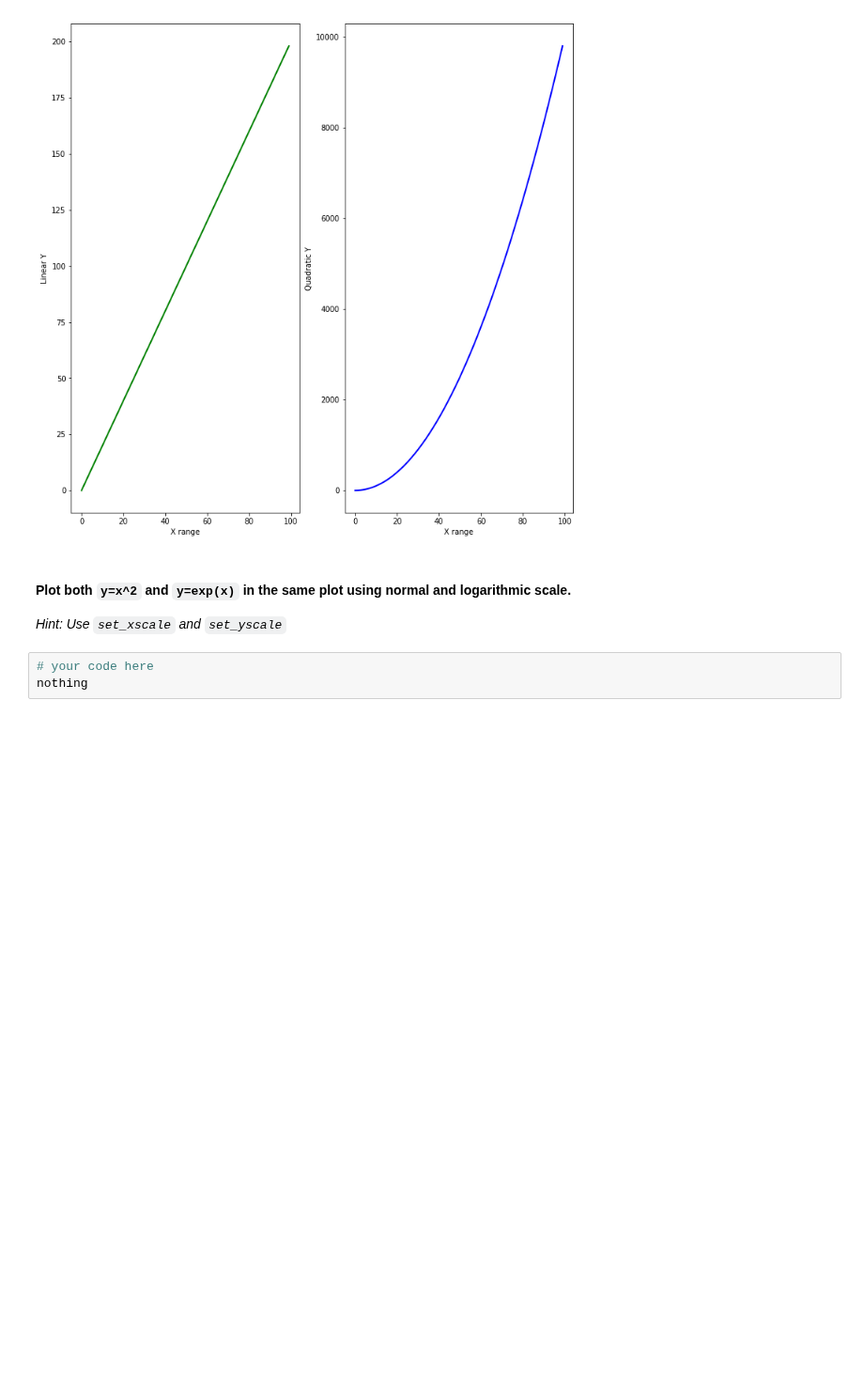
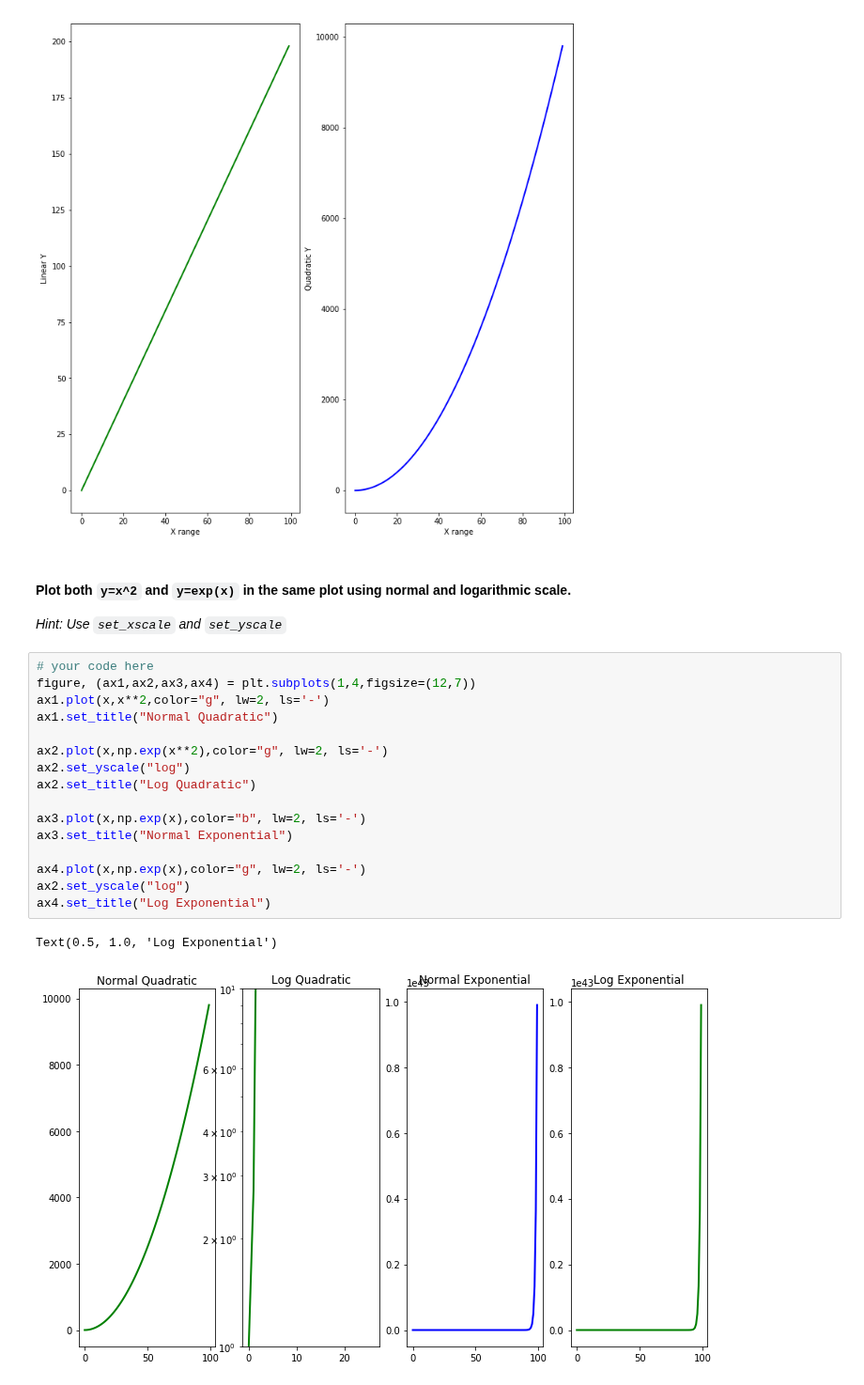
Before and after one commit to davidlafuentem/data-labs, a Jupyter notebook: module-2/lab-matplotlib-seaborn/your-code/challenge-1.ipynb, the cells around one changed output. Shown at 94% size. Cells and saved outputs as stored; diff of their text form; blank space fills up the shorter version.

```diff
--- a/module-2/lab-matplotlib-seaborn/your-code/challenge-1.ipynb
+++ b/module-2/lab-matplotlib-seaborn/your-code/challenge-1.ipynb
@@ -83,6 +83,22 @@ Text(0, 0.5, 'Quadratic Y')
 #### Plot both `y=x^2` and `y=exp(x)` in the same plot using normal and logarithmic scale.
 
 *Hint: Use `set_xscale` and `set_yscale`*
-# %%
-# your code here
-nothing
+# %%
+# your code here
+figure, (ax1,ax2,ax3,ax4) = plt.subplots(1,4,figsize=(12,7))
+ax1.plot(x,x**2,color="g", lw=2, ls='-')
+ax1.set_title("Normal Quadratic")
+
+ax2.plot(x,np.exp(x**2),color="g", lw=2, ls='-')
+ax2.set_yscale("log")
+ax2.set_title("Log Quadratic")
+
+ax3.plot(x,np.exp(x),color="b", lw=2, ls='-')
+ax3.set_title("Normal Exponential")
+
+ax4.plot(x,np.exp(x),color="g", lw=2, ls='-')
+ax2.set_yscale("log")
+ax4.set_title("Log Exponential")
+# %% [output]
+Text(0.5, 1.0, 'Log Exponential')
+[figure, added]
```
